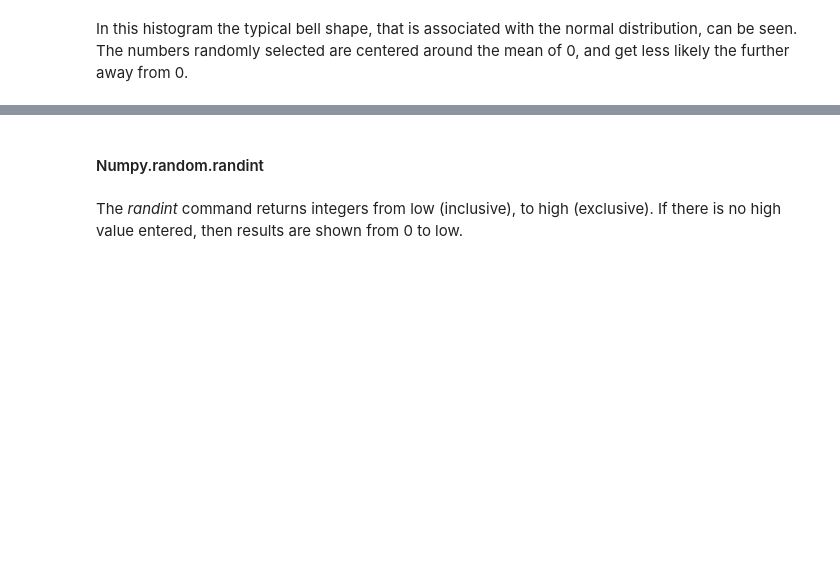
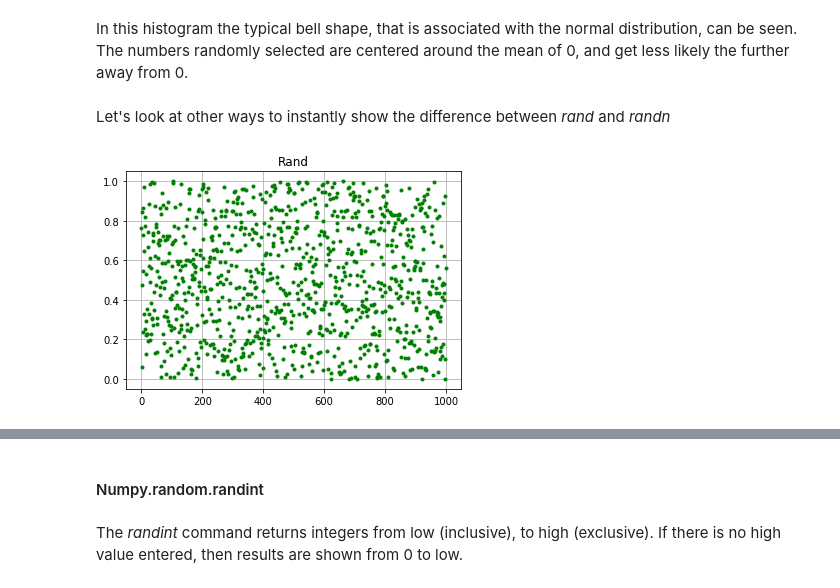
Before and after one commit to Ardvb/Numpy-random, a Jupyter notebook: Numpy-random.ipynb, the cells around one changed output, grey strips where cells are left out. Cells and saved outputs as stored; diff of their text form; code cells hidden in the pictures; blank space fills up the shorter version.

Commit message:
Finished part on purpose of random package and added plots

```diff
--- a/Numpy-random.ipynb
+++ b/Numpy-random.ipynb
@@ -85,2 +89,11 @@ plt.hist(y)
 # %% [markdown]
 In this histogram the typical bell shape, that is associated with the normal distribution, can be seen. The numbers randomly selected are centered around the mean of 0, and get less likely the further away from 0.
+# %% [markdown]
+Let's look at other ways to instantly show the difference between <em>rand</em> and <em>randn</em>
+# %%
+x = np.random.rand(1000)
+plt.plot(x, "g.")
+plt.title("Rand")
+plt.grid()
+# %% [output]
+[figure, added]
```
Also changed, not shown: parts of 29 cells of this notebook.
